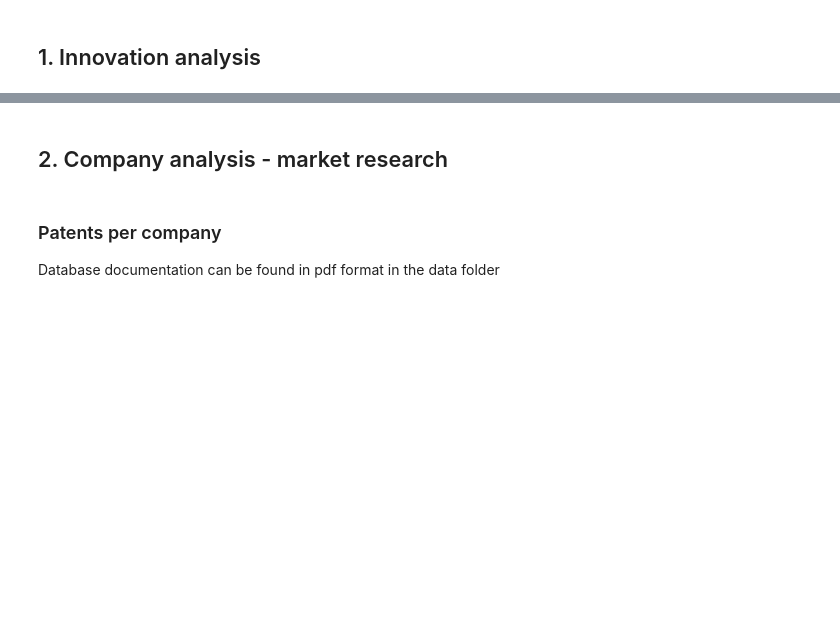
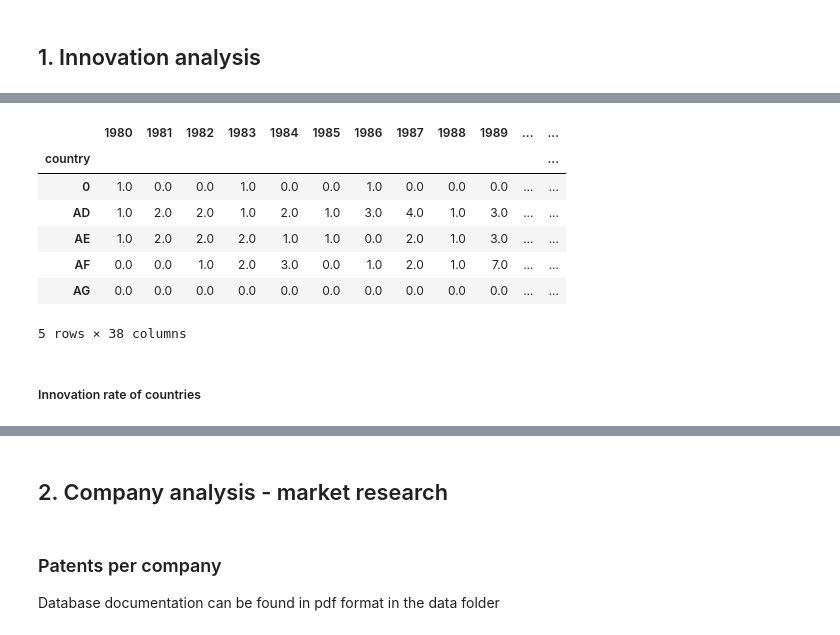
Before and after one commit to FHnt97/Project-Week-8-Final-Project, a Jupyter notebook: your-project/01_code/01_Data_warangling.ipynb, the cells around one changed output, grey strips where cells are left out. Cells and saved outputs as stored; diff of their text form; code cells hidden in the pictures; blank space fills up the shorter version.

```diff
--- a/your-project/01_code/01_Data_warangling.ipynb
+++ b/your-project/01_code/01_Data_warangling.ipynb
@@ -45,0 +111,2 @@ from scipy import stats
+# %%
+patents_by_country = pd.read_csv("../00_data/01_raw/patent_data/patents_by_country_and_technology.csv")
@@ -45,0 +123,6 @@ from scipy import stats
+# %%
+# fill nans with 0 to complete table, the rest of the table will be left like this to use in further analysis
+patents_by_country = patents_by_country.fillna(0)
+# %%
+# change names of columns for consistency
+patents_by_country = patents_by_country.rename(columns = {"Origin":"country name", "Origin (Code)":"country", "Field of technology":"industry"})
@@ -45,0 +162,13 @@ from scipy import stats
+# %%
+# grouping by country for sum of patents per country:
+patents_grouped = patents_by_country.groupby("country").sum()
+patents_grouped.head()
+# %% [output]
+|  | 1980 | 1981 | 1982 | 1983 | 1984 | 1985 | 1986 | 1987 | 1988 | 1989 | ... | ... |
+| country |  |  |  |  |  |  |  |  |  |  |  | ... |
+| 0 | 1.0 | 0.0 | 0.0 | 1.0 | 0.0 | 0.0 | 1.0 | 0.0 | 0.0 | 0.0 | ... | ... |
+| AD | 1.0 | 2.0 | 2.0 | 1.0 | 2.0 | 1.0 | 3.0 | 4.0 | 1.0 | 3.0 | ... | ... |
+| AE | 1.0 | 2.0 | 2.0 | 2.0 | 1.0 | 1.0 | 0.0 | 2.0 | 1.0 | 3.0 | ... | ... |
+| AF | 0.0 | 0.0 | 1.0 | 2.0 | 3.0 | 0.0 | 1.0 | 2.0 | 1.0 | 7.0 | ... | ... |
+| AG | 0.0 | 0.0 | 0.0 | 0.0 | 0.0 | 0.0 | 0.0 | 0.0 | 0.0 | 0.0 | ... | ... |
+5 rows × 38 columns
@@ -45,0 +177,2 @@ from scipy import stats
+# %% [markdown]
+#####  Innovation rate of countries
```
Also changed, not shown: parts of 57 cells of this notebook.
